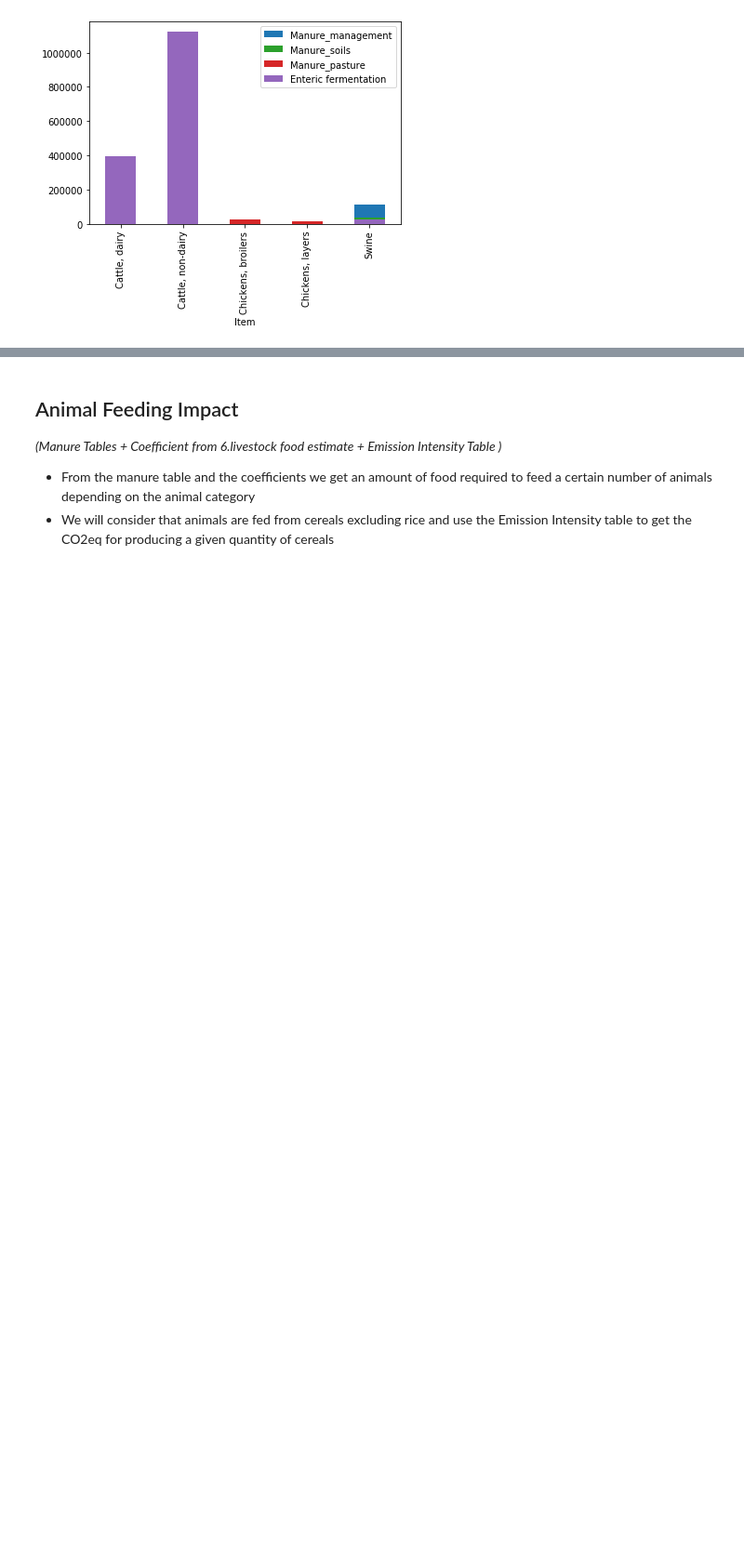
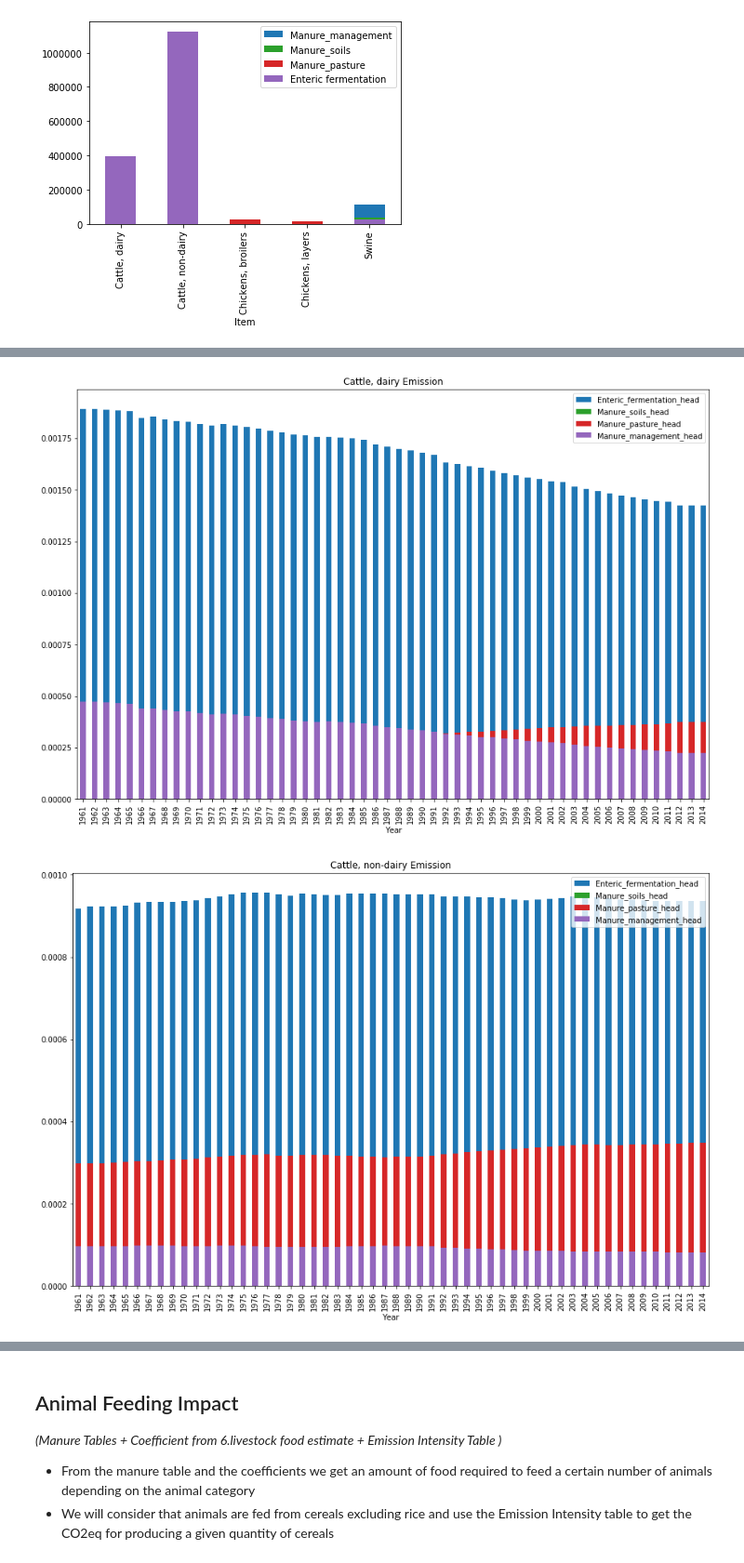
Before and after one commit to OthmanSefraoui/Data_story, a Jupyter notebook: milestone_2.ipynb, the cells around one changed output, grey strips where cells are left out. Shown at 93% size. Drawn from its saved outputs; the diff is of its cells as text; code cells hidden in the pictures; blank space fills up the shorter version.

```diff
--- a/milestone_2.ipynb
+++ b/milestone_2.ipynb
@@ -2425,8 +2457,11 @@ merged_emission
 # %%
-for animal in e["Item"].unique():
+for animal in merged_emission["Item"].unique():
     filtered_emission = merged_emission[(merged_emission["Country"]=="World") & (merged_emission["Item"]==animal)]
     ax = filtered_emission.plot.bar(x="Year", y="Enteric_fermentation_head", figsize=(15,10))
     filtered_emission.plot.bar(x="Year", y="Manure_soils_head", ax=ax, color="C2")
     filtered_emission.plot.bar(x="Year", y="Manure_pasture_head", ax=ax, color="C3")
     filtered_emission.plot.bar(x="Year", y="Manure_management_head", ax=ax, color="C4")
     ax.set_title(str(animal)+" Emission")
+# %% [output]
+[figure, added]
+[figure, added]
```
Also changed, not shown: parts of 16 cells of this notebook, 11 other files.
